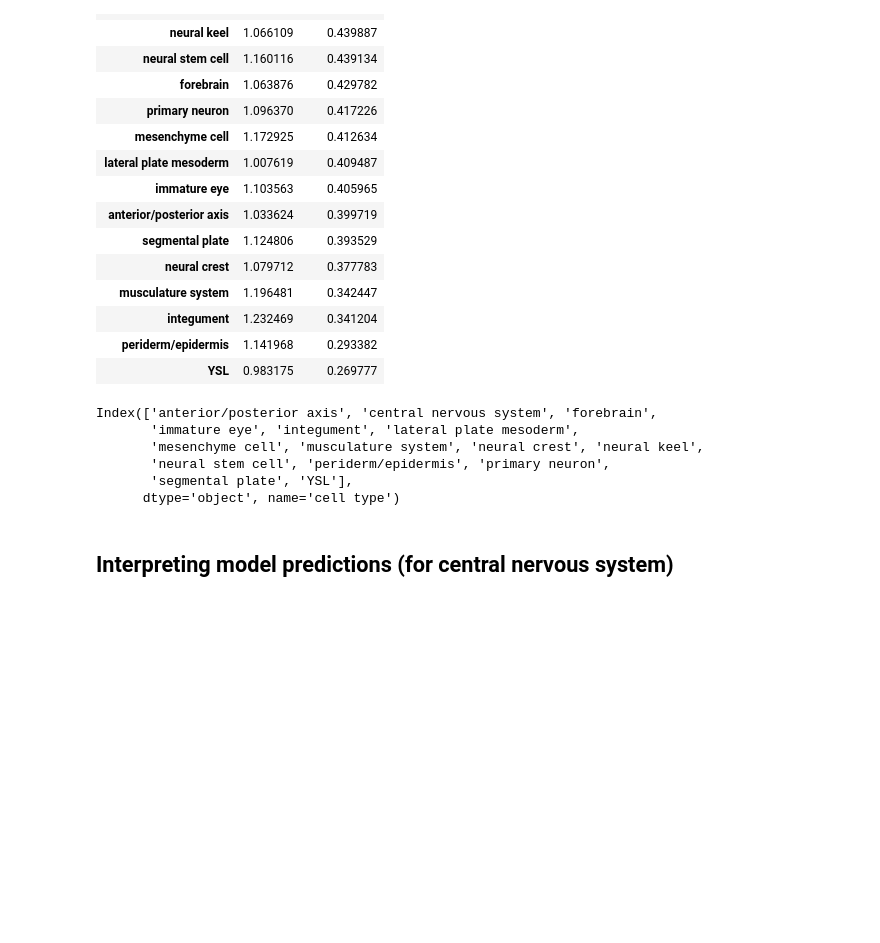
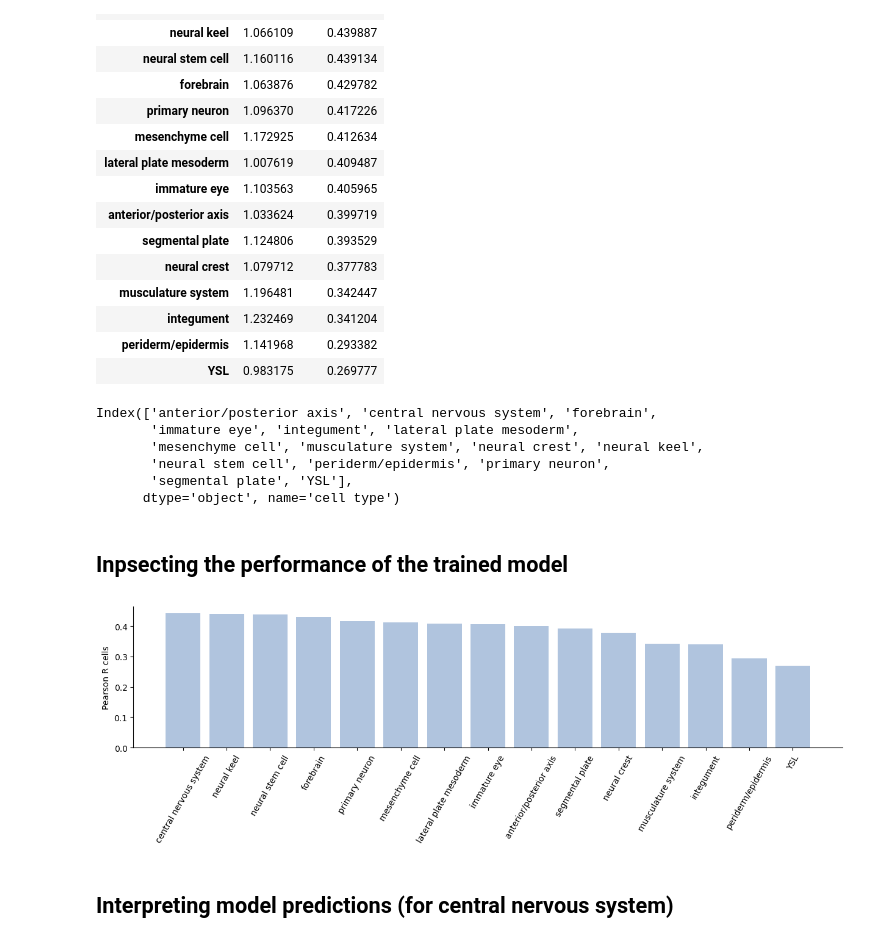
Before and after one commit to victornemenike/neural-crest-deep-learning, a Jupyter notebook: notebooks/multi_task_model.ipynb, the cells around one changed output. Saved outputs shown, nothing was run; the diff lists cells and outputs as text; code cells hidden in the pictures; blank space fills up the shorter version.

```diff
--- a/notebooks/multi_task_model.ipynb
+++ b/notebooks/multi_task_model.ipynb
@@ -355,6 +381,18 @@ Index(['anterior/posterior axis', 'central nervous system', 'forebrain',
        'neural stem cell', 'periderm/epidermis', 'primary neuron',
        'segmental plate', 'YSL'],
       dtype='object', name='cell type')
+# %% [markdown]
+## Inpsecting the performance of the trained model
+# %%
+from plotlib import _bar_plot
+import matplotlib.pyplot as plt
+
+corrvalues_sorted = test_metrics.sort_values(by = 'test_pearson', ascending= False)
+
+ax = _bar_plot(corrvalues_sorted['test_pearson'], ylabel = 'Pearson R cells', horizontal = False, xticklabels = corrvalues_sorted.index, rotation = 60)
+plt.show()
+# %% [output]
+[figure, added]
 # %% [markdown]
 ## Interpreting model predictions (for central nervous system)
 # %% [markdown]
```
Also changed, not shown: parts of 20 cells of this notebook.
